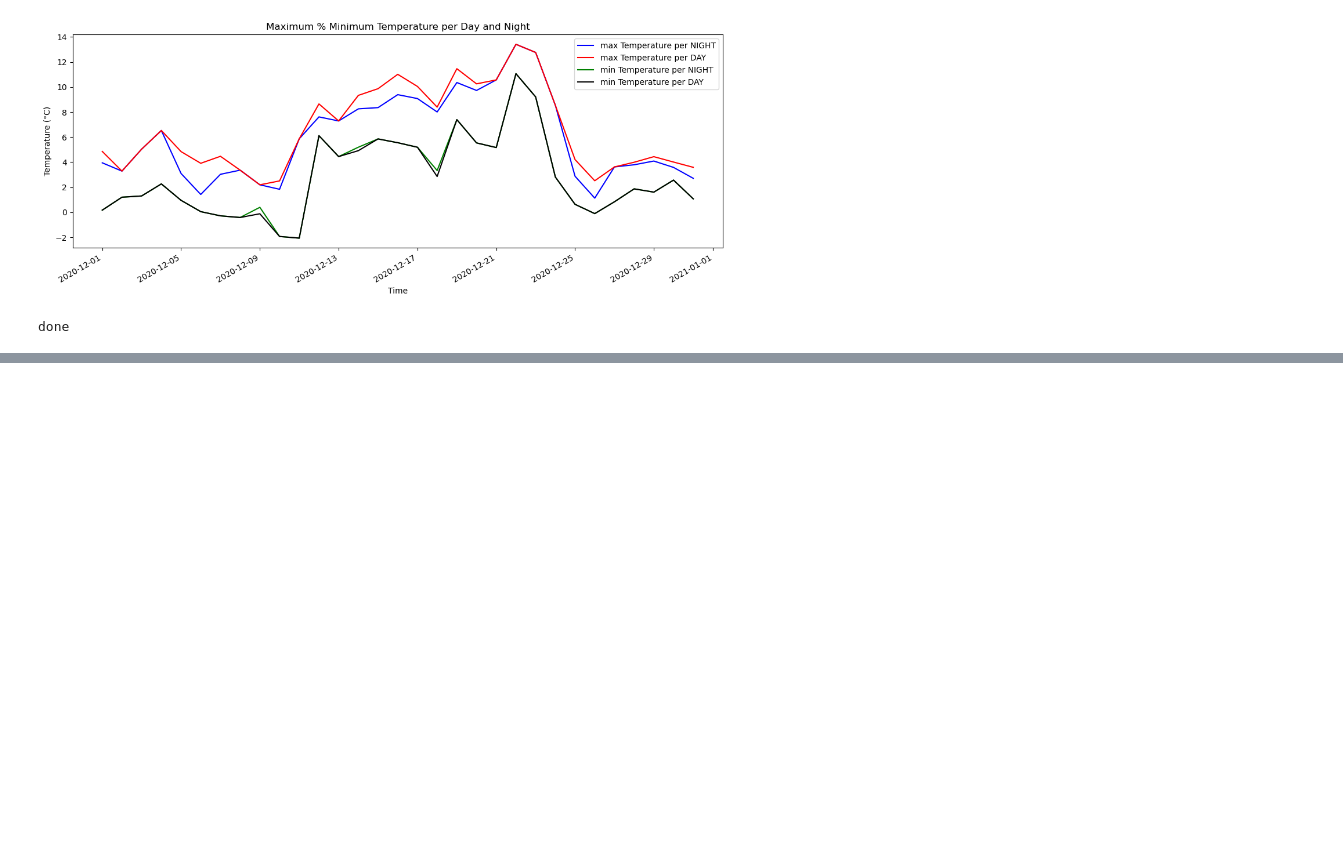
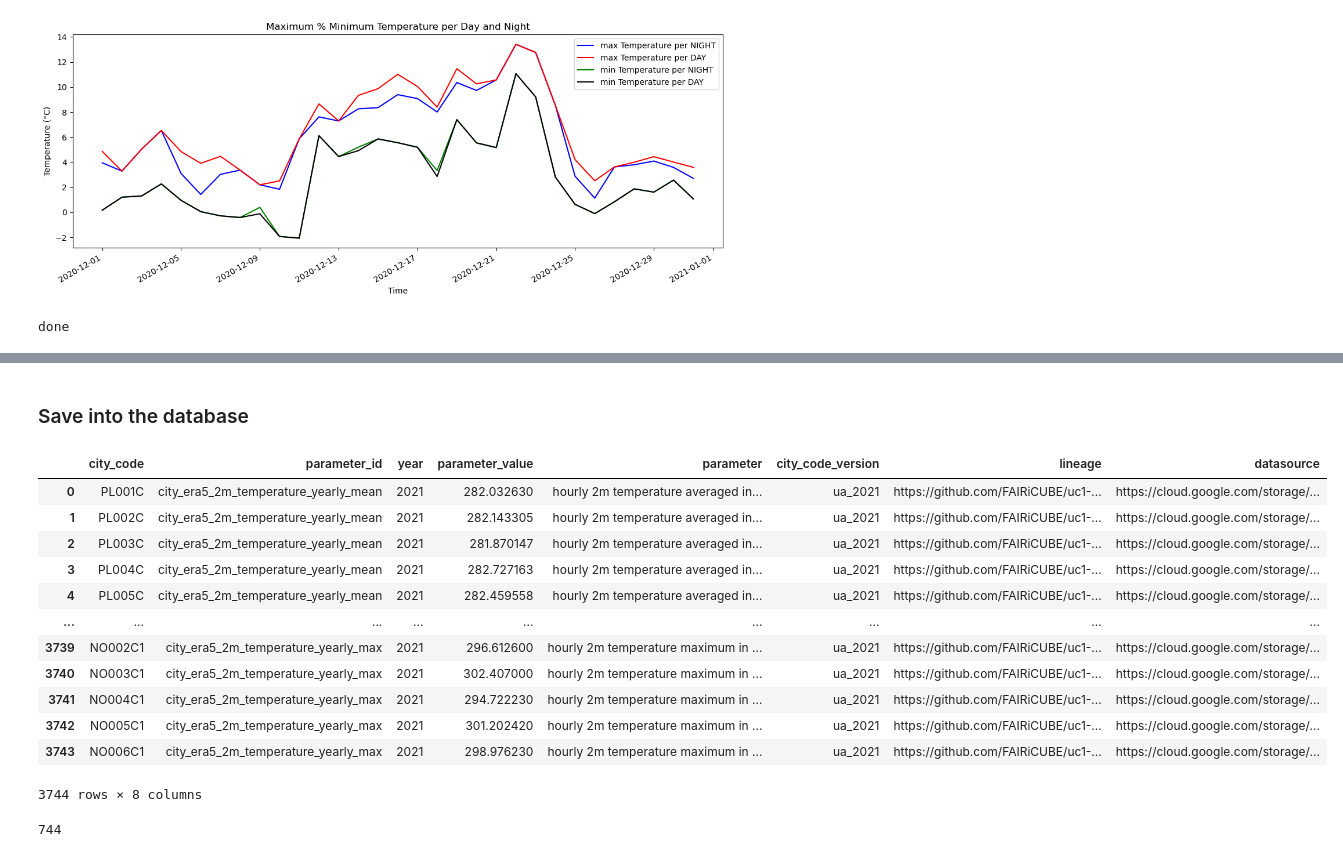
Before and after one commit to FAIRiCUBE/uc1-urban-climate, a Jupyter notebook: notebooks/dev/f04_climate_data/climate_indicators.ipynb, the cells around one changed output, grey strips where cells are left out. Saved outputs shown, nothing was run; the diff lists cells and outputs as text; code cells hidden in the pictures; blank space fills up the shorter version.

```diff
--- a/notebooks/dev/f04_climate_data/climate_indicators.ipynb
+++ b/notebooks/dev/f04_climate_data/climate_indicators.ipynb
@@ -501,0 +526,56 @@ print ("done")
+# %% [markdown]
+### Save into the database
+# %%
+temp_stats = pd.read_csv('2m_temperature_2021_stats.csv')
+schema_name = 'cube'
+table_name = 'cu_city_era5_2m_temperature'
+temp_stats.rename(columns={'mean': 'parameter_value-city_era5_2m_temperature_yearly_mean',
+                     'std' : 'parameter_value-city_era5_2m_temperature_yearly_std',
+                     'min' : 'parameter_value-city_era5_2m_temperature_yearly_min',
+                     'max' : 'parameter_value-city_era5_2m_temperature_yearly_max',
+                     'city' : 'city_code'}, inplace=True)
+temp_stats_long = pd.wide_to_long(temp_stats, stubnames='parameter_value',
+                                  i='city_code',
+                                  j='parameter_id',
+                                  sep='-',
+                                  suffix='(city_era5_2m_temperature_yearly_[A-z]*)')
+temp_stats_long.reset_index(inplace=True)
+##################################
+## cu_* tables mandatory columns:
+# city_code,
+# parameter,
+# parameter_id,
+# parameter_value,
+# year,
+# city_code_version,
+# lineage,
+# datasource
+
+temp_stats_long['year'] = year
+temp_stats_long['parameter'] = temp_stats_long['parameter_id']
+temp_stats_long.loc[temp_stats_long['parameter_id'] == 'city_era5_2m_temperature_yearly_mean', 'parameter'] ='hourly 2m temperature averaged in city over one year, based on 5th gen. ECMWF Atmospheric Reanalysis model'
+temp_stats_long.loc[temp_stats_long['parameter_id'] == 'city_era5_2m_temperature_yearly_std', 'parameter'] = 'hourly 2m temperature standard deviation in city over one year, based on 5th gen. ECMWF Atmospheric Reanalysis model'
+temp_stats_long.loc[temp_stats_long['parameter_id'] == 'city_era5_2m_temperature_yearly_min', 'parameter'] = 'hourly 2m temperature minimum in city within one year, based on 5th gen. ECMWF Atmospheric Reanalysis model'
+temp_stats_long.loc[temp_stats_long['parameter_id'] == 'city_era5_2m_temperature_yearly_max', 'parameter'] = 'hourly 2m temperature maximum in city within one year, based on 5th gen. ECMWF Atmospheric Reanalysis model'
+temp_stats_long['city_code_version'] = 'ua_2021'
+temp_stats_long['lineage'] = 'https://github.com/FAIRiCUBE/uc1-urban-climate/blob/master/notebooks/dev/f04_climate_data/climate_indicators.ipynb'
+temp_stats_long['datasource'] = 'https://cloud.google.com/storage/docs/public-datasets/era5'
+temp_stats_long
+# %% [output]
+|  | city_code | parameter_id | year | parameter_value | parameter | city_code_version | lineage | datasource |
+| 0 | PL001C | city_era5_2m_temperature_yearly_mean | 2021 | 282.032630 | hourly 2m temperature averaged in... | ua_2021 | https://github.com/FAIRiCUBE/uc1-... | https://cloud.google.com/storage/... |
+| 1 | PL002C | city_era5_2m_temperature_yearly_mean | 2021 | 282.143305 | hourly 2m temperature averaged in... | ua_2021 | https://github.com/FAIRiCUBE/uc1-... | https://cloud.google.com/storage/... |
+| 2 | PL003C | city_era5_2m_temperature_yearly_mean | 2021 | 281.870147 | hourly 2m temperature averaged in... | ua_2021 | https://github.com/FAIRiCUBE/uc1-... | https://cloud.google.com/storage/... |
+| 3 | PL004C | city_era5_2m_temperature_yearly_mean | 2021 | 282.727163 | hourly 2m temperature averaged in... | ua_2021 | https://github.com/FAIRiCUBE/uc1-... | https://cloud.google.com/storage/... |
+| 4 | PL005C | city_era5_2m_temperature_yearly_mean | 2021 | 282.459558 | hourly 2m temperature averaged in... | ua_2021 | https://github.com/FAIRiCUBE/uc1-... | https://cloud.google.com/storage/... |
+| ... | ... | ... | ... | ... | ... | ... | ... | ... |
+| 3739 | NO002C1 | city_era5_2m_temperature_yearly_max | 2021 | 296.612600 | hourly 2m temperature maximum in ... | ua_2021 | https://github.com/FAIRiCUBE/uc1-... | https://cloud.google.com/storage/... |
+| 3740 | NO003C1 | city_era5_2m_temperature_yearly_max | 2021 | 302.407000 | hourly 2m temperature maximum in ... | ua_2021 | https://github.com/FAIRiCUBE/uc1-... | https://cloud.google.com/storage/... |
+| 3741 | NO004C1 | city_era5_2m_temperature_yearly_max | 2021 | 294.722230 | hourly 2m temperature maximum in ... | ua_2021 | https://github.com/FAIRiCUBE/uc1-... | https://cloud.google.com/storage/... |
+| 3742 | NO005C1 | city_era5_2m_temperature_yearly_max | 2021 | 301.202420 | hourly 2m temperature maximum in ... | ua_2021 | https://github.com/FAIRiCUBE/uc1-... | https://cloud.google.com/storage/... |
+| 3743 | NO006C1 | city_era5_2m_temperature_yearly_max | 2021 | 298.976230 | hourly 2m temperature maximum in ... | ua_2021 | https://github.com/FAIRiCUBE/uc1-... | https://cloud.google.com/storage/... |
+3744 rows × 8 columns
+# %%
+temp_stats_long.to_sql(table_name, engine_postgresql, schema=schema_name, if_exists='append')
+# %% [output]
+744
```
Also changed, not shown: parts of 27 cells of this notebook.
